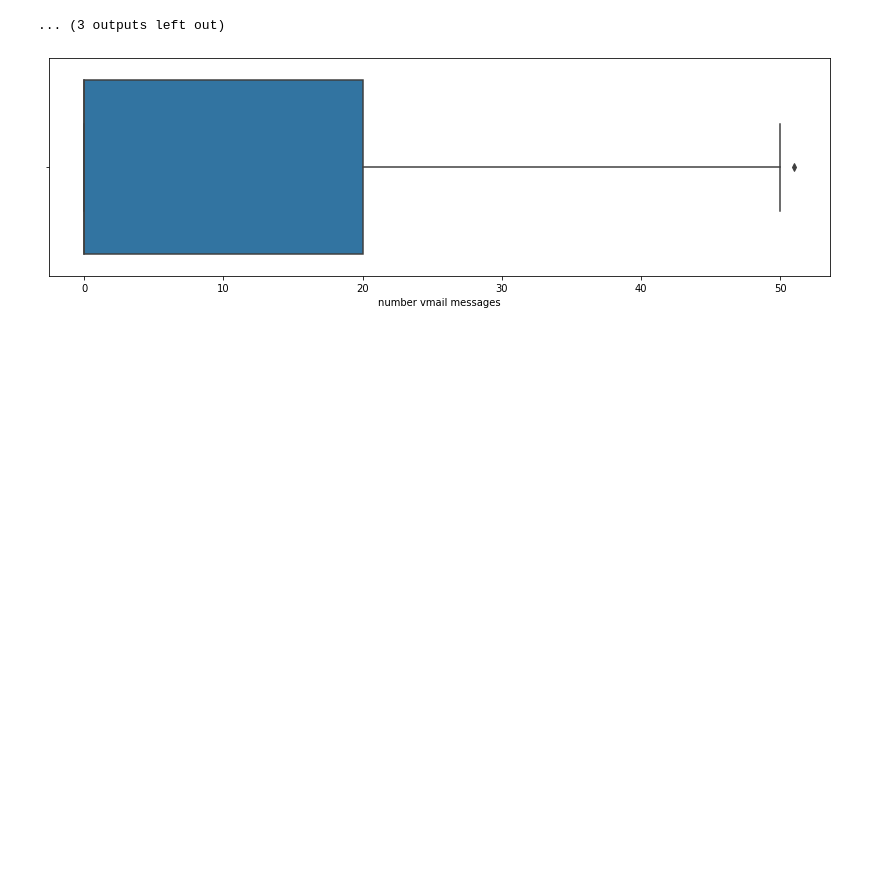
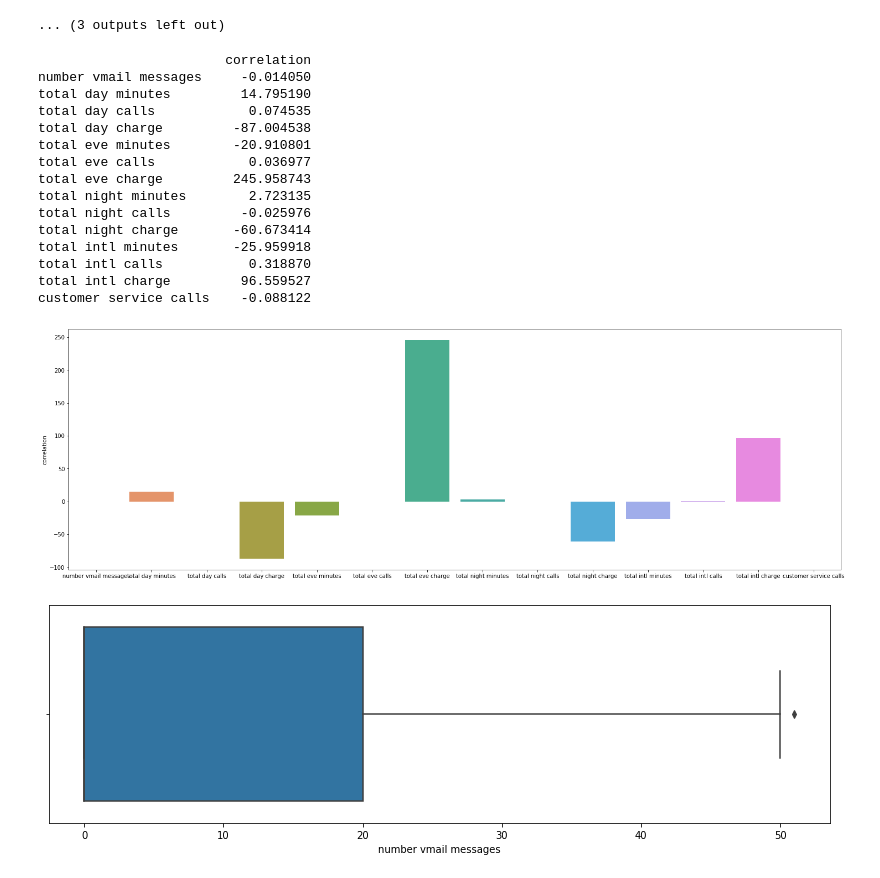
Before and after one commit to jdsmithwes/Telco-Data-Churn, a Jupyter notebook: Module3_project_master.ipynb, the cells around one changed output. Saved outputs shown, nothing was run; the diff lists cells and outputs as text; code cells hidden in the pictures; blank space fills up the shorter version.

```diff
--- a/Module3_project_master.ipynb
+++ b/Module3_project_master.ipynb
@@ -163,6 +163,36 @@ for feature in features:
 [figure]
 [figure]
 ... (3 outputs left out)
+# %%
+from sklearn.linear_model import LinearRegression
+lr = LinearRegression().fit(df[features],df['account length'])
+coef = lr.coef_
+df_coef = pd.DataFrame(coef,columns=['correlation'],index=features)
+df_coef
+
+plt.figure(figsize=(25,8))
+sns.barplot(x=df_coef.index,y=df_coef['correlation'], data=df_coef)
+
+#df_coef.columns = ['Feature','Correlation']
+#df_coef.sort_values(by='')
+print(df_coef)
+# %% [output]
+                        correlation
+number vmail messages     -0.014050
+total day minutes         14.795190
+total day calls            0.074535
+total day charge         -87.004538
+total eve minutes        -20.910801
+total eve calls            0.036977
+total eve charge         245.958743
+total night minutes        2.723135
+total night calls         -0.025976
+total night charge       -60.673414
+total intl minutes       -25.959918
+total intl calls           0.318870
+total intl charge         96.559527
+customer service calls    -0.088122
+[figure, added]
 # %%
 #boxplot with account length as proxy for churn
 #fig,ax = plt. subplots()
```
Also changed, not shown: parts of 29 cells of this notebook, 3 other files.
